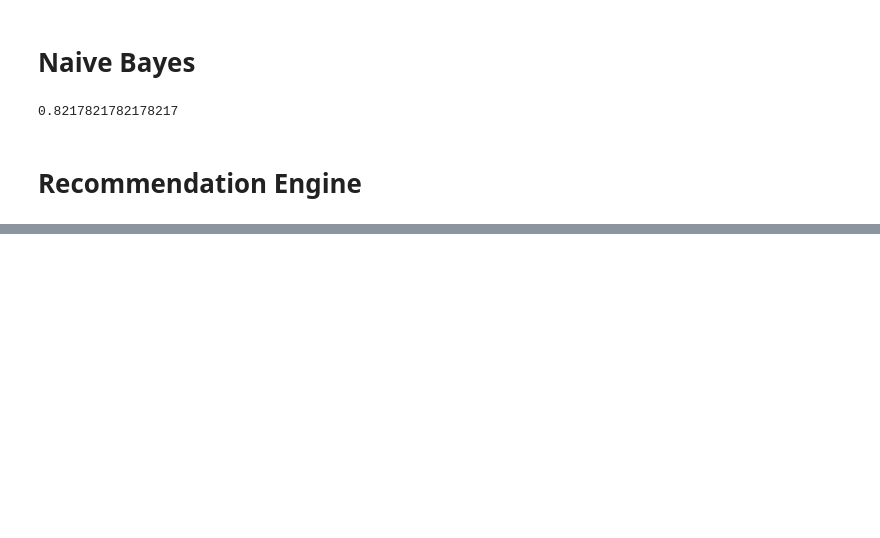
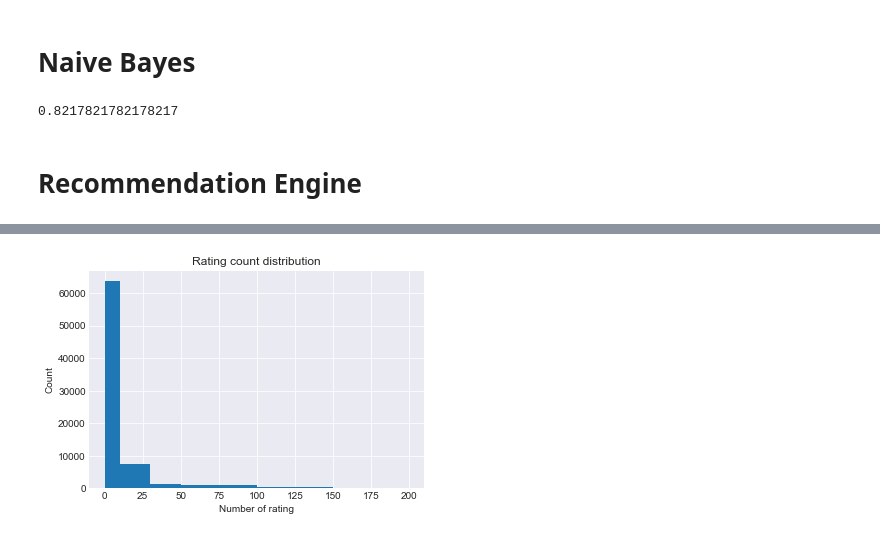
Before and after one commit to javadzabihi/Amazon_Reviews, a Jupyter notebook: Amazon_Reviews.ipynb, the cells around one changed output, grey strips where cells are left out. Cells and saved outputs as stored; diff of their text form; code cells hidden in the pictures; blank space fills up the shorter version.

```diff
--- a/Amazon_Reviews.ipynb
+++ b/Amazon_Reviews.ipynb
@@ -550,0 +441,8 @@ CaseInsensitiveDefaultDict(list,
+# %%
+product_ratings['number_of_ratings'].hist(bins=[0, 10, 30, 50, 100, 150, 200])
+plt.title('Rating count distribution')
+plt.xlabel('Number of rating')
+plt.ylabel('Count')
+plt.show()
+# %% [output]
+[figure, added]
```
Also changed, not shown: parts of 121 cells of this notebook.
